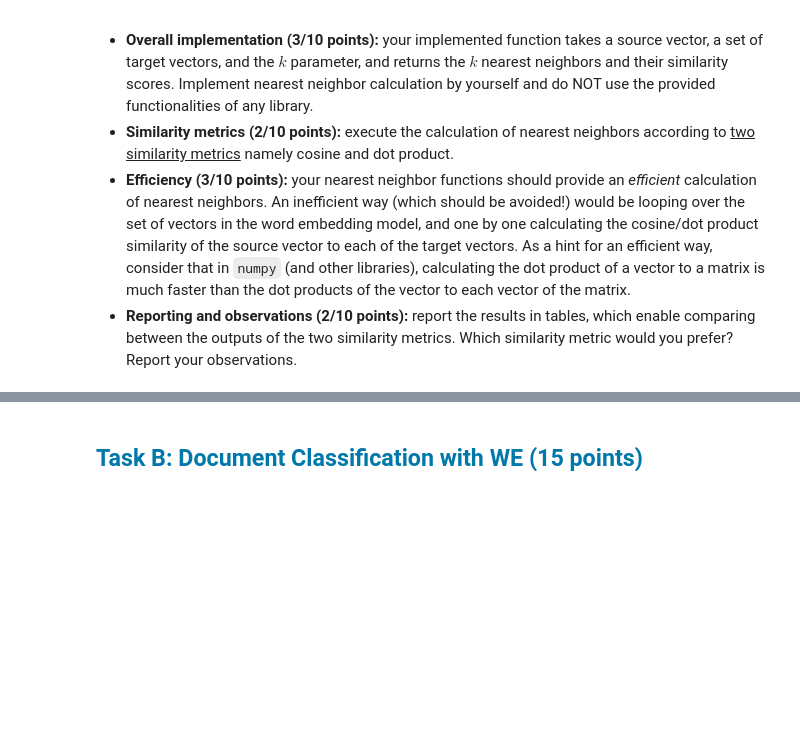
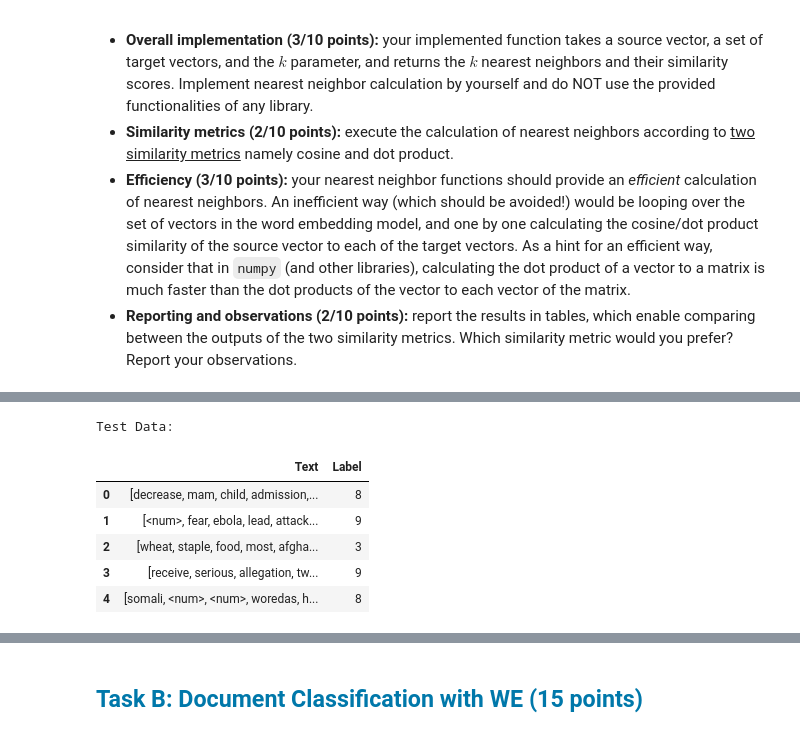
Before and after one commit to bayve711/NLP, a Jupyter notebook: Assignment_2/group-34_k12149099_k12148222.ipynb, the cells around one changed output, grey strips where cells are left out. Saved outputs shown, nothing was run; the diff lists cells and outputs as text; code cells hidden in the pictures; blank space fills up the shorter version.

```diff
--- a/Assignment_2/group-34_k12149099_k12148222.ipynb
+++ b/Assignment_2/group-34_k12149099_k12148222.ipynb
@@ -87,0 +317,17 @@ You do not need to include the data files in the submission.
+# %%
+test = pd.read_csv(r"C:\Users\azatv\Jupyter\JupyterProjects\NLP\nlp2024_25_data\nlp2023_24_data\thedeep.subset.test.txt", sep=",", header=None, names=['ID', 'Text', 'Label'], quoting=1, encoding='utf-8')
+
+test = test.drop('ID', axis=1)
+
+test = preprocessing(test)
+
+print("Test Data:")
+display(test.head())
+# %% [output]
+Test Data:
+|  | Text | Label |
+| 0 | [decrease, mam, child, admission,... | 8 |
+| 1 | [<num>, fear, ebola, lead, attack... | 9 |
+| 2 | [wheat, staple, food, most, afgha... | 3 |
+| 3 | [receive, serious, allegation, tw... | 9 |
+| 4 | [somali, <num>, <num>, woredas, h... | 8 |
```
Also changed, not shown: parts of 15 cells of this notebook.
